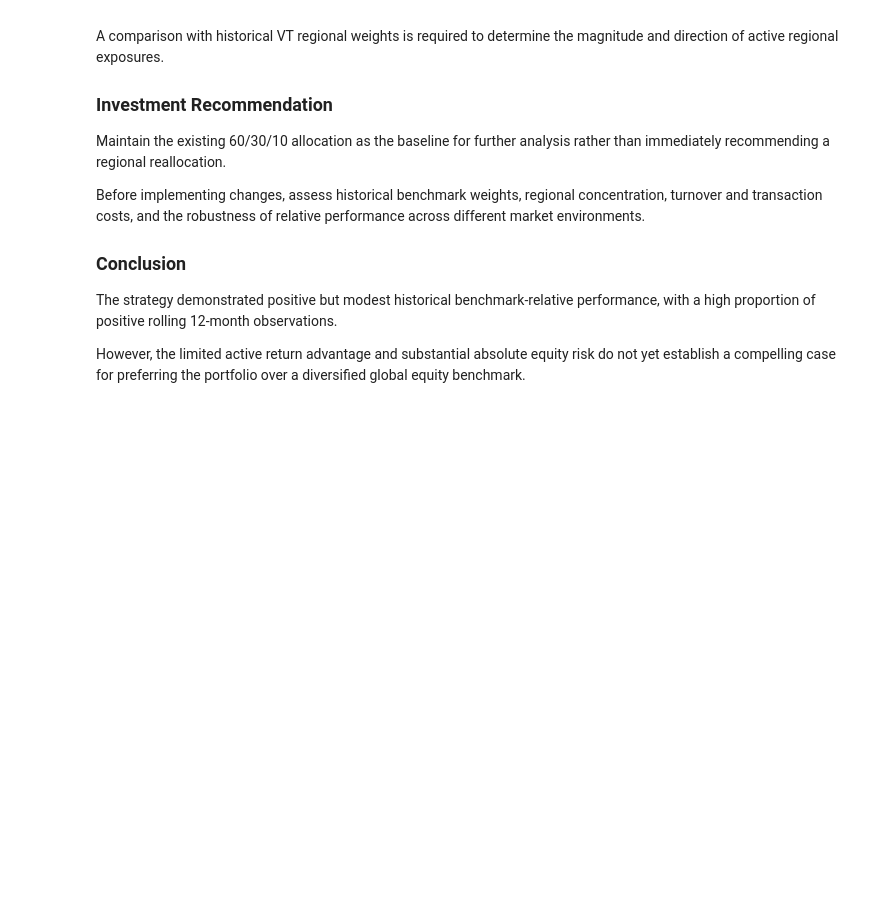
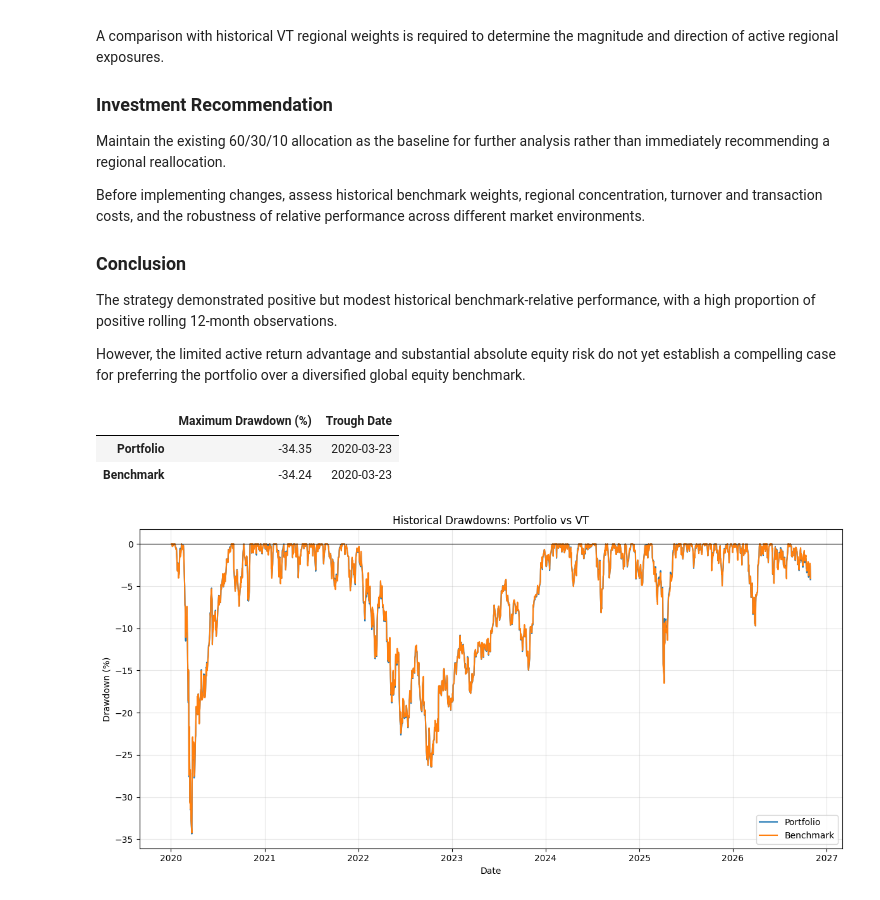
Before and after one commit to romanotancredi/equity-investment-research-portfolio, a Jupyter notebook: 06_investment_review_and_recommendations.ipynb, the cells around one changed output. Cells and saved outputs as stored; diff of their text form; code cells hidden in the pictures; blank space fills up the shorter version.

```diff
--- a/06_investment_review_and_recommendations.ipynb
+++ b/06_investment_review_and_recommendations.ipynb
@@ -198,3 +198,76 @@ However, the limited active return advantage and substantial
 absolute equity risk do not yet establish a compelling case
 for preferring the portfolio over a diversified global
 equity benchmark.
+# %%
+
+# ---------------------------------------------------------
+# PHASE 6 - STEP 3: DRAWDOWN & DOWNSIDE RISK ANALYSIS
+# ---------------------------------------------------------
+
+import numpy as np
+import pandas as pd
+import matplotlib.pyplot as plt
+
+# Calculate cumulative wealth starting from 100.
+# cumprod() compounds the daily return observations.
+
+wealth_index = (1 + performance).cumprod() * 100
+
+# Calculate the previous historical peak in wealth.
+# cummax() tracks the highest portfolio value reached.
+
+running_peak = wealth_index.cummax()
+
+# Calculate drawdowns relative to each series' peak.
+# A drawdown of -0.20 represents a 20% decline.
+
+drawdowns = wealth_index.div(running_peak) - 1
+
+# Calculate maximum drawdown for each series.
+
+max_drawdowns = drawdowns.min()
+
+# Identify the dates of maximum drawdown.
+
+max_drawdown_dates = drawdowns.idxmin()
+
+# Summarise the results.
+
+drawdown_summary = pd.DataFrame({
+    "Maximum Drawdown (%)": max_drawdowns * 100,
+    "Trough Date": max_drawdown_dates
+})
+
+display(drawdown_summary.round(2))
+
+# ---------------------------------------------------------
+# VISUALISATION
+# ---------------------------------------------------------
+
+fig, ax = plt.subplots(figsize=(12, 6))
+
+# Plot portfolio and benchmark drawdowns.
+
+for column in drawdowns.columns:
+    ax.plot(
+        drawdowns.index,
+        drawdowns[column] * 100,
+        label=column
+    )
+
+ax.axhline(0, color="black", linewidth=0.8)
+
+ax.set_title("Historical Drawdowns: Portfolio vs VT")
+ax.set_xlabel("Date")
+ax.set_ylabel("Drawdown (%)")
+
+ax.legend()
+ax.grid(alpha=0.3)
+
+plt.tight_layout()
+plt.show()
+# %% [output]
+|  | Maximum Drawdown (%) | Trough Date |
+| Portfolio | -34.35 | 2020-03-23 |
+| Benchmark | -34.24 | 2020-03-23 |
+[figure, added]
```
Also changed, not shown: parts of 6 cells of this notebook.
